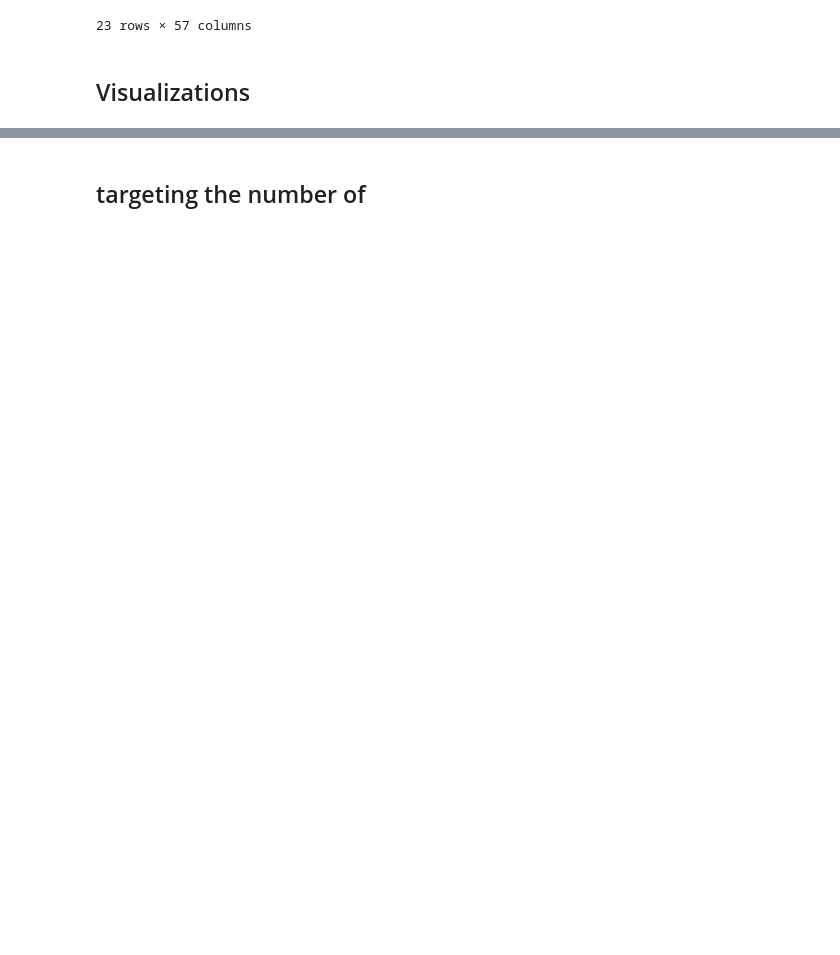
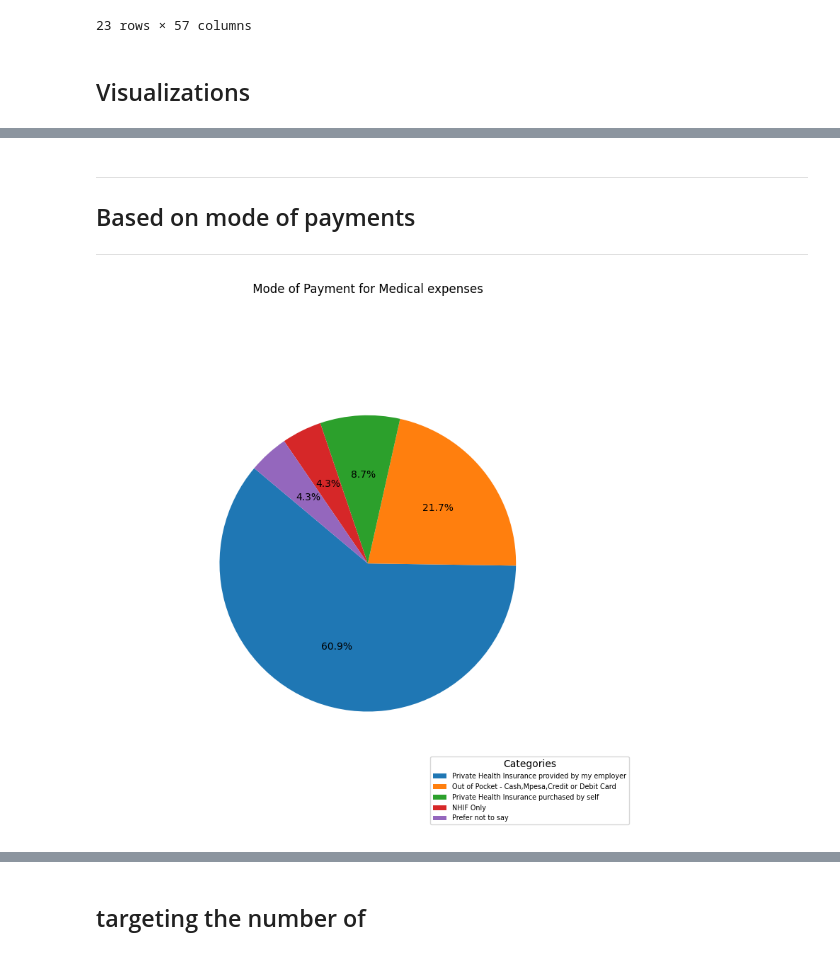
Before and after one commit to Lorraine254/pilotAnalysis, a Jupyter notebook: dataanalysis.ipynb, the cells around one changed output, grey strips where cells are left out. Cells and saved outputs as stored; diff of their text form; code cells hidden in the pictures; blank space fills up the shorter version.

```diff
--- a/dataanalysis.ipynb
+++ b/dataanalysis.ipynb
@@ -171,3 +173,41 @@ halisi_df
 23 rows × 57 columns
 # %% [markdown]
 ## Visualizations
+# %%
+# targeting the 'Which feature is the most important to you?'
+def plotPieChart(df,targetColumn,encoding, title):
+    plt.figure(figsize=(10,8))
+    counts = df[targetColumn].value_counts()
+    plt.title(title)
+    plt.pie(counts,
+    # labels=counts.index ,#counts.index.map({v: k for k, v in encoding.items()}),
+    autopct='%1.1f%%', startangle=140, radius=0.7)
+    legendLabels = counts.index.map({v: k for k, v in encoding.items()})
+    plt.legend(legendLabels ,loc='lower right',  fontsize='x-small', title='Categories')
+    plt.tight_layout()
+    plt.show()
+
+#  with encoding
+def plotBarChart(df, targetColumn, encoding, title):
+    plt.figure(figsize=(10, 8))
+    counts = df[targetColumn].value_counts()
+    plt.title(title)
+    plt.bar(counts.index.map({v: k for k, v in encoding.items()}), counts)
+    plt.xlabel('Categories')
+    plt.ylabel('Frequency')
+    plt.xticks(rotation=45, ha='right')  # Rotate x-axis labels for better readability
+    plt.tight_layout()
+    plt.show()
+
+#  without encoding - for numerical
+def barChart(df, targetColumn, title):
+    plt.figure(figsize=(13, 6))
+    counts = df[targetColumn].value_counts()
+    plt.title(title)
+    plt.bar(counts.index, counts)
+
+    plt.xlabel('Categories')
+    plt.ylabel('Frequency')
+    plt.xticks(rotation=45, ha='right')  # Rotate x-axis labels for better readability
+    plt.tight_layout()
+    plt.show()
@@ -173,0 +241,11 @@ halisi_df
+# %% [markdown]
+<hr>
+
+## Based on mode of payments
+
+<hr>
+# %%
+# payment style
+plotPieChart(halisi_df,"How do you pay for the majority of your medical expenses?", categoryPaymentMethod,' Mode of Payment for Medical expenses ')
+# %% [output]
+[figure, added]
```
Also changed, not shown: parts of 28 cells of this notebook.
